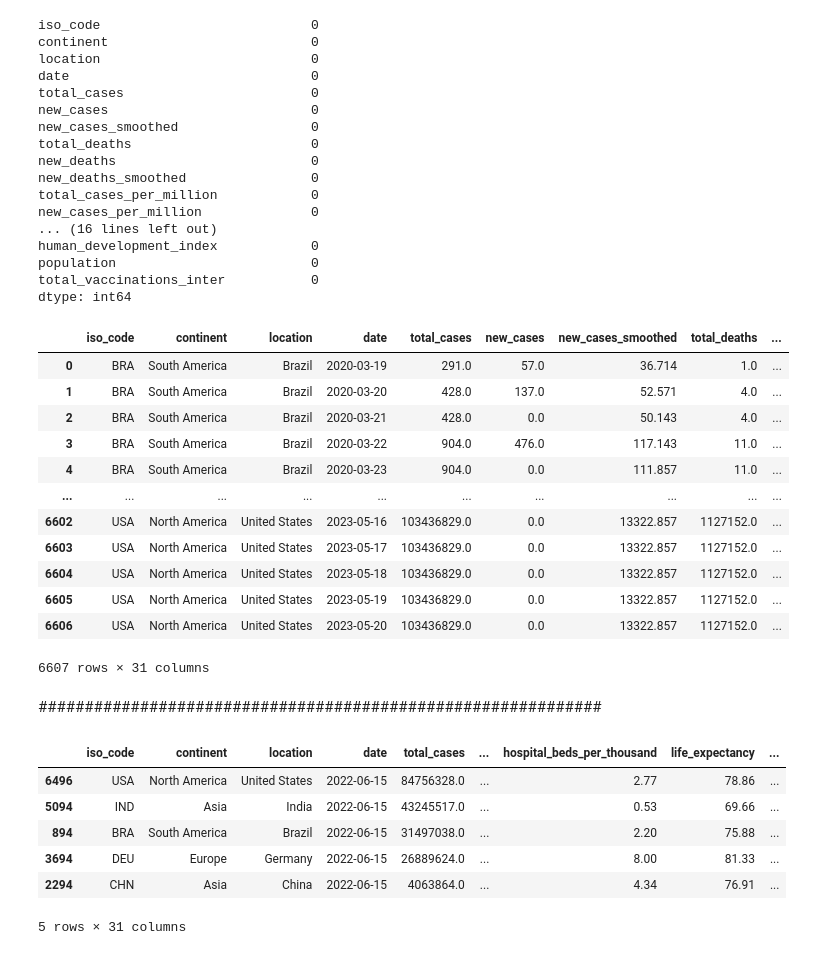
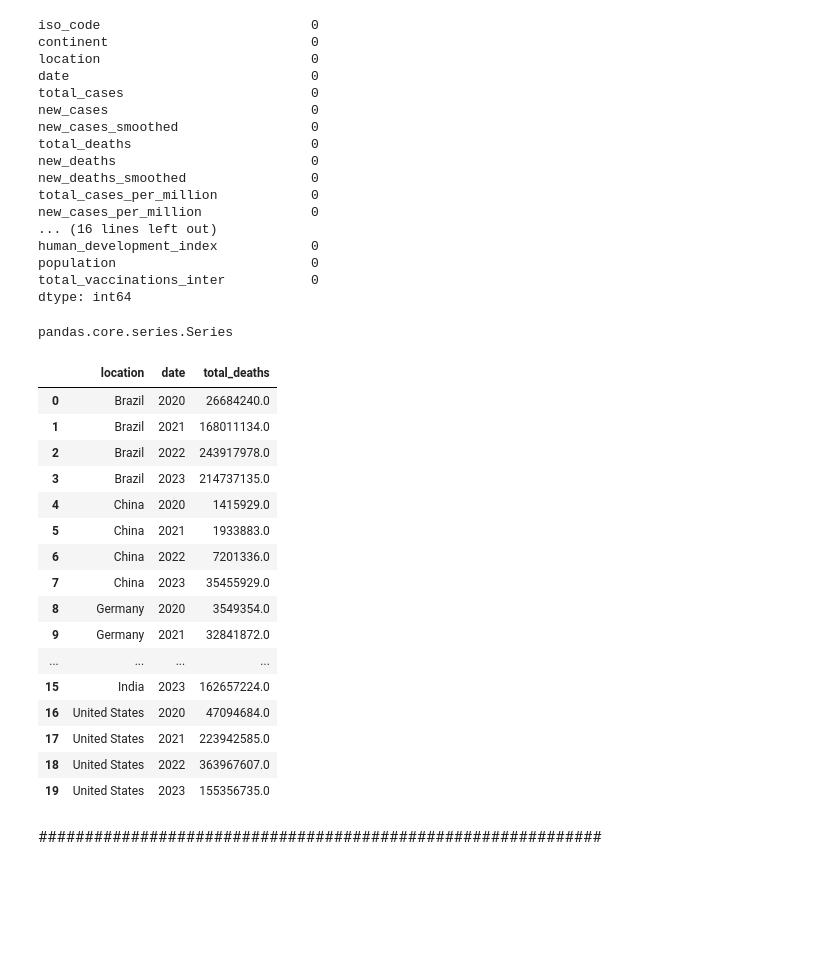
Before and after one commit to awildt01/Covid19-Datenvisualisierung, a Jupyter notebook: Analyse_und_Visualization_covid19.ipynb, the cells around one changed output. Saved outputs shown, nothing was run; the diff lists cells and outputs as text; code cells hidden in the pictures; blank space fills up the shorter version.

```diff
--- a/Analyse_und_Visualization_covid19.ipynb
+++ b/Analyse_und_Visualization_covid19.ipynb
@@ -826,32 +827,46 @@ population                         0
 total_vaccinations_inter           0
 dtype: int64
 # %%
-df_clean.to_csv('df_clean.csv',index=False)
-
-df = pd.read_csv('df_clean.csv')
+#df_clean.to_csv('df_clean.csv',index=False)
-# %% [output]
-|  | iso_code | continent | location | date | total_cases | new_cases | new_cases_smoothed | total_deaths | ... |
-| 0 | BRA | South America | Brazil | 2020-03-19 | 291.0 | 57.0 | 36.714 | 1.0 | ... |
-| 1 | BRA | South America | Brazil | 2020-03-20 | 428.0 | 137.0 | 52.571 | 4.0 | ... |
-| 2 | BRA | South America | Brazil | 2020-03-21 | 428.0 | 0.0 | 50.143 | 4.0 | ... |
-| 3 | BRA | South America | Brazil | 2020-03-22 | 904.0 | 476.0 | 117.143 | 11.0 | ... |
-| 4 | BRA | South America | Brazil | 2020-03-23 | 904.0 | 0.0 | 111.857 | 11.0 | ... |
-| ... | ... | ... | ... | ... | ... | ... | ... | ... | ... |
-| 6602 | USA | North America | United States | 2023-05-16 | 103436829.0 | 0.0 | 13322.857 | 1127152.0 | ... |
-| 6603 | USA | North America | United States | 2023-05-17 | 103436829.0 | 0.0 | 13322.857 | 1127152.0 | ... |
-| 6604 | USA | North America | United States | 2023-05-18 | 103436829.0 | 0.0 | 13322.857 | 1127152.0 | ... |
-| 6605 | USA | North America | United States | 2023-05-19 | 103436829.0 | 0.0 | 13322.857 | 1127152.0 | ... |
-| 6606 | USA | North America | United States | 2023-05-20 | 103436829.0 | 0.0 | 13322.857 | 1127152.0 | ... |
-6607 rows × 31 columns
+# %%
+df_covid = pd.read_csv('df_clean.csv')
+
+type(df_covid.date)
+# %% [output]
+pandas.core.series.Series
+# %%
+df_covid.date = pd.to_datetime(df_covid.date, errors='coerce')
+
+df_total_deaths = df_covid.groupby([df_covid.location,df_covid.date.dt.year])['total_deaths'].sum()
+
+df = pd.DataFrame(df_total_deaths).reset_index()
+df ['date'] = df['date'].astype(str)
+# this creates [ ("Apples", "2015"), ("Apples", "2016"), ("Apples", "2017"), ("Pears", "2015), ... ]
+#lista de date e location com ohne doopelt
+#lista = df.date.unique()
+x = [ (fruit, year) for fruit in df.date for year in df.location ]
+mein_dict = dict.fromkeys(x)
+x = list(mein_dict)
+counts = sum(zip(df.total_deaths), ())
+df
+#all_data['Order Day new']=all_data['Order Day new'].astype(str)
+# %% [output]
+|  | location | date | total_deaths |
+| 0 | Brazil | 2020 | 26684240.0 |
+| 1 | Brazil | 2021 | 168011134.0 |
+| 2 | Brazil | 2022 | 243917978.0 |
+| 3 | Brazil | 2023 | 214737135.0 |
+| 4 | China | 2020 | 1415929.0 |
+| 5 | China | 2021 | 1933883.0 |
+| 6 | China | 2022 | 7201336.0 |
+| 7 | China | 2023 | 35455929.0 |
+| 8 | Germany | 2020 | 3549354.0 |
+| 9 | Germany | 2021 | 32841872.0 |
+| ... | ... | ... | ... |
+| 15 | India | 2023 | 162657224.0 |
+| 16 | United States | 2020 | 47094684.0 |
+| 17 | United States | 2021 | 223942585.0 |
+| 18 | United States | 2022 | 363967607.0 |
+| 19 | United States | 2023 | 155356735.0 |
 # %% [markdown]
 #############################################################
-# %%
-df_clean.loc[df_clean.date == '2022-06-15'].sort_values(by="total_cases", ascending=False).head(10)
-# %% [output]
-|  | iso_code | continent | location | date | total_cases | ... | hospital_beds_per_thousand | life_expectancy | ... |
-| 6496 | USA | North America | United States | 2022-06-15 | 84756328.0 | ... | 2.77 | 78.86 | ... |
-| 5094 | IND | Asia | India | 2022-06-15 | 43245517.0 | ... | 0.53 | 69.66 | ... |
-| 894 | BRA | South America | Brazil | 2022-06-15 | 31497038.0 | ... | 2.20 | 75.88 | ... |
-| 3694 | DEU | Europe | Germany | 2022-06-15 | 26889624.0 | ... | 8.00 | 81.33 | ... |
-| 2294 | CHN | Asia | China | 2022-06-15 | 4063864.0 | ... | 4.34 | 76.91 | ... |
-5 rows × 31 columns
```
Also changed, not shown: parts of 6 cells of this notebook.
